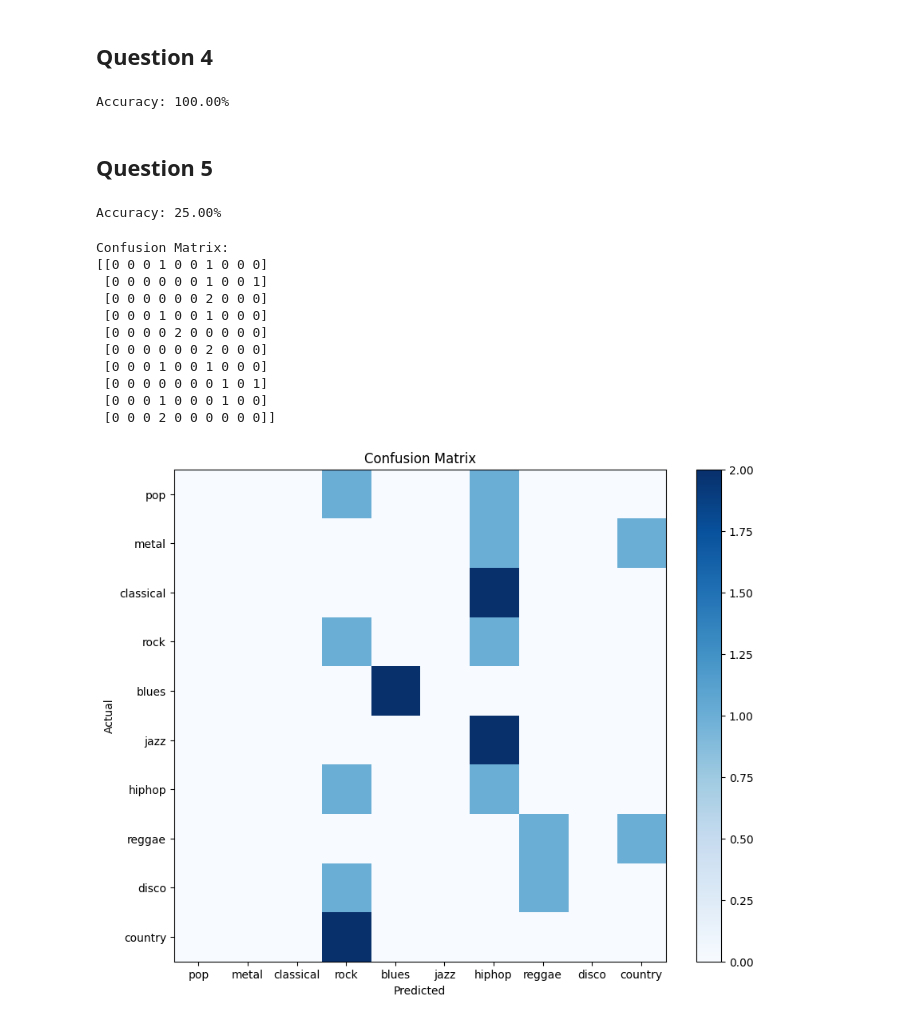
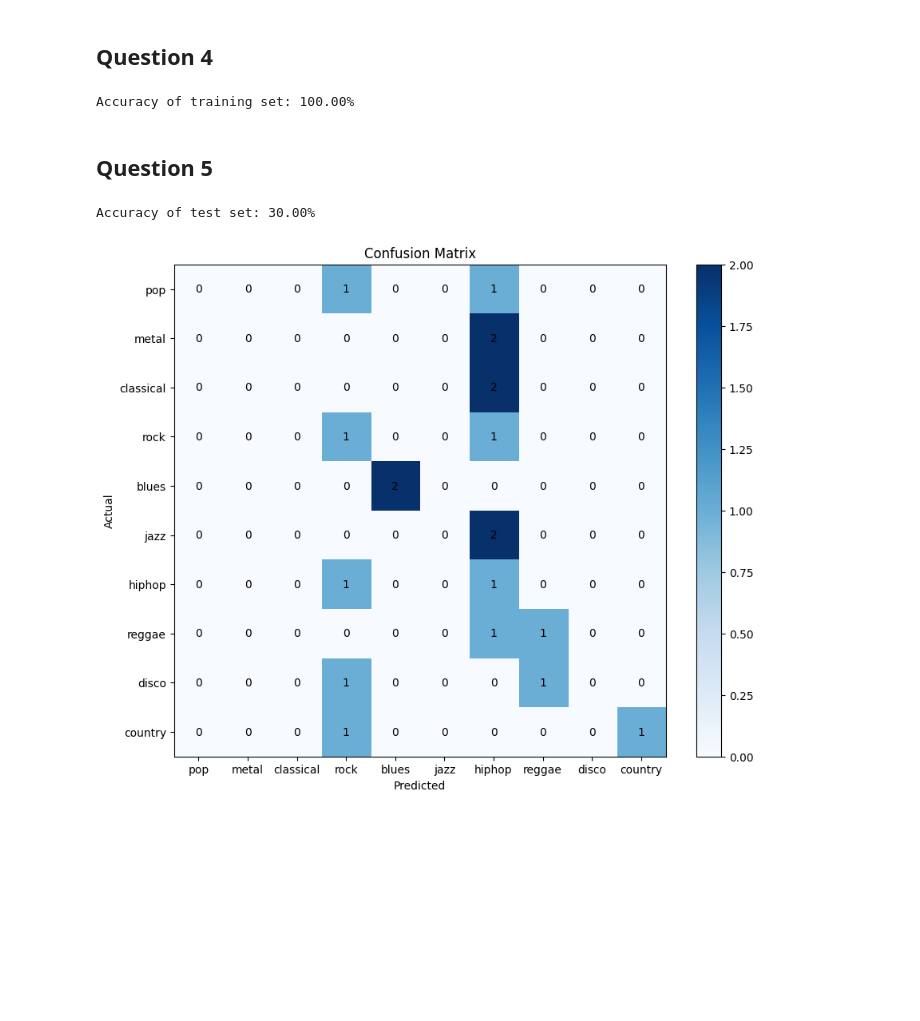
Before and after one commit to FranciscoMessina00/HomeworkCMRM2023, a Jupyter notebook: Homework_1.ipynb, the cells around one changed output. Drawn from its saved outputs; the diff is of its cells as text; code cells hidden in the pictures; blank space fills up the shorter version.

```diff
--- a/Homework_1.ipynb
+++ b/Homework_1.ipynb
@@ -252,7 +223,6 @@ def stft_basic(x, w, H=8):
     return X
 # %%
 # Test the novelty function on the first wav in the train set
-# The hop size cna change the sensitivity on phase changes
-nov, Fs_nov = compute_phase_novelty(audio_train[0], Fs=22050, N=2048, H=128, M=40, norm=True, plot=True)
-print(nov[0])
+# The hop size can change the sensitivity on phase changes
+nov, Fs_nov = compute_phase_novelty(audio_train[0], Fs=22050, plot=True)
 # %% [output]
@@ -300,17 +285,17 @@ def compute_feature_vector(x, Fs, N=2048, H=128):
     return f_vector
 # %%
 # Compute feature vector for all the audio files inside the training set
-N = 2048
+N = 1024
 # 128 is the best accuracy value
 H = 128
 
 train_fvector = []
-for x in tqdm(audio_train, desc='Training vector'):
+for x in tqdm(audio_train, leave=False, desc='Training vector'):
   train_fvector.append(compute_feature_vector(x, Fs, N=N, H=H))
 
 
 test_fvector = []
-for x in tqdm(audio_test, desc='Test vector'):
+for x in tqdm(audio_test, leave=False, desc='Test vector'):
   test_fvector.append(compute_feature_vector(x, Fs, N=N, H=H))
 # %%
 # Check train_fvector and genre_train shapes
@@ -330,17 +312,18 @@ print(train_fvector[0])
 import pickle
 from sklearn import svm
 
+# Defining a function to read an existing file or create a new one if it does not exist
 def read_or_new_pickle(pathFile):
     if os.path.isfile(pathFile):
         with open(pathFile, "rb") as file:
             try:
                 return pickle.load(file)
-            except Exception: # so many things could go wrong, can't be more specific.
+            except Exception:
                 pass
     with open(path, "wb") as file:
       trained_svm = sklearn.svm.SVC(C=C, kernel=kernel).fit(train_fvector, genre_train)
       pickle.dump(trained_svm, file)
-    return trained
+    return trained_svm
 
 if not os.path.exists('my_model/'):
     os.mkdir('my_model/')
@@ -350,36 +333,13 @@ C = 1
 kernel = 'linear'
 path = f'my_model/svc_{kernel}_C_{C}_N_{N}_H_{H}'
 
-#trained = sklearn.svm.SVC(C=C, kernel='sigmoid', degree=5, gamma='auto').fit(train_fvector, genre_train)
 trained = read_or_new_pickle(path)
-#with open(path, 'wb') as file:
-#    pickle.dump(trained, file)
 # %%
 # Print the accuracy on the training set
 predictions = trained.predict(train_fvector)
-from sklearn.metrics import accuracy_score, classification_report
-
 accuracy = accuracy_score(genre_train, predictions)
-print(f"Accuracy: {accuracy * 100:.2f}%")
-#print(
-#    f"Classification report for classifier {svm}:\n"
-#    f"{classification_report(genre_test, predictions)}\n"
-#)
+print(f"Accuracy of training set: {accuracy * 100:.2f}%")
 # %% [output]
-Accuracy: 100.00%
+Accuracy of training set: 100.00%
 # %% [markdown]
 ## Question 5
-# %%
-# Classify the test set
-# Print the accuracy on the training set
-predictions = trained.predict(test_fvector)
-from sklearn.metrics import accuracy_score, classification_report
-
-accuracy = accuracy_score(genre_test, predictions)
-print(f"Accuracy: {accuracy * 100:.2f}%")
-#print(
-#    f"Classification report for classifier {svm}:\n"
-#    f"{classification_report(genre_test, predictions)}\n"
-#)
-# %% [output]
-Accuracy: 25.00%
@@ -386,41 +349,34 @@ Accuracy: 25.00%
 # %%
 # Print the accuracy
-
+accuracy = accuracy_score(genre_test, predictions)
+print(f"Accuracy of test set: {accuracy * 100:.2f}%")
 
 # Plot the confusion matrix
-from sklearn.metrics import confusion_matrix
-import matplotlib.pyplot as plt
+cm = confusion_matrix(genre_test, predictions)
+#print("Confusion Matrix:")
+#print(cm)
 
-cm = confusion_matrix(genre_test, predictions)
-
-# Print confusion matrix
-print("Confusion Matrix:")
-print(cm)
-
-# we can visualize the confusion matrix using a heatmap
+# we can also visualize the confusion matrix using a heatmap
 plt.figure(figsize=(10, 8))
 plt.imshow(cm, interpolation='nearest', cmap=plt.cm.Blues)
 plt.title('Confusion Matrix')
 plt.colorbar()
 
 classes = genre_names
 tick_marks = range(len(classes))
 plt.xticks(tick_marks, classes)
 plt.yticks(tick_marks, classes)
 
 plt.xlabel('Predicted')
 plt.ylabel('Actual')
+
+# Add annotations
+for i in range(len(classes)):
+    for j in range(len(classes)):
+        plt.text(j, i, str(cm[i, j]), horizontalalignment='center',
+                 verticalalignment='center', color='black')
+
 plt.show()
 # %% [output]
-Confusion Matrix:
-[[0 0 0 1 0 0 1 0 0 0]
- [0 0 0 0 0 0 1 0 0 1]
- [0 0 0 0 0 0 2 0 0 0]
- [0 0 0 1 0 0 1 0 0 0]
- [0 0 0 0 2 0 0 0 0 0]
- [0 0 0 0 0 0 2 0 0 0]
- [0 0 0 1 0 0 1 0 0 0]
- [0 0 0 0 0 0 0 1 0 1]
- [0 0 0 1 0 0 0 1 0 0]
- [0 0 0 2 0 0 0 0 0 0]]
+Accuracy of test set: 30.00%
-[figure, old version]
+[figure, new version]
```
Also changed, not shown: parts of 12 cells of this notebook.
